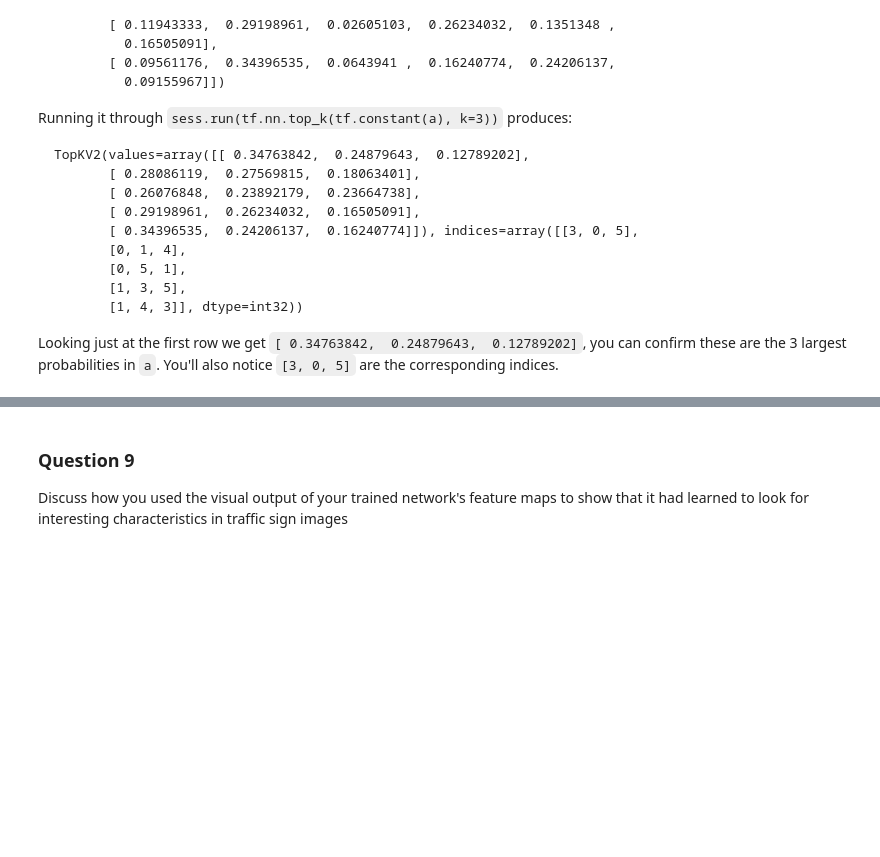
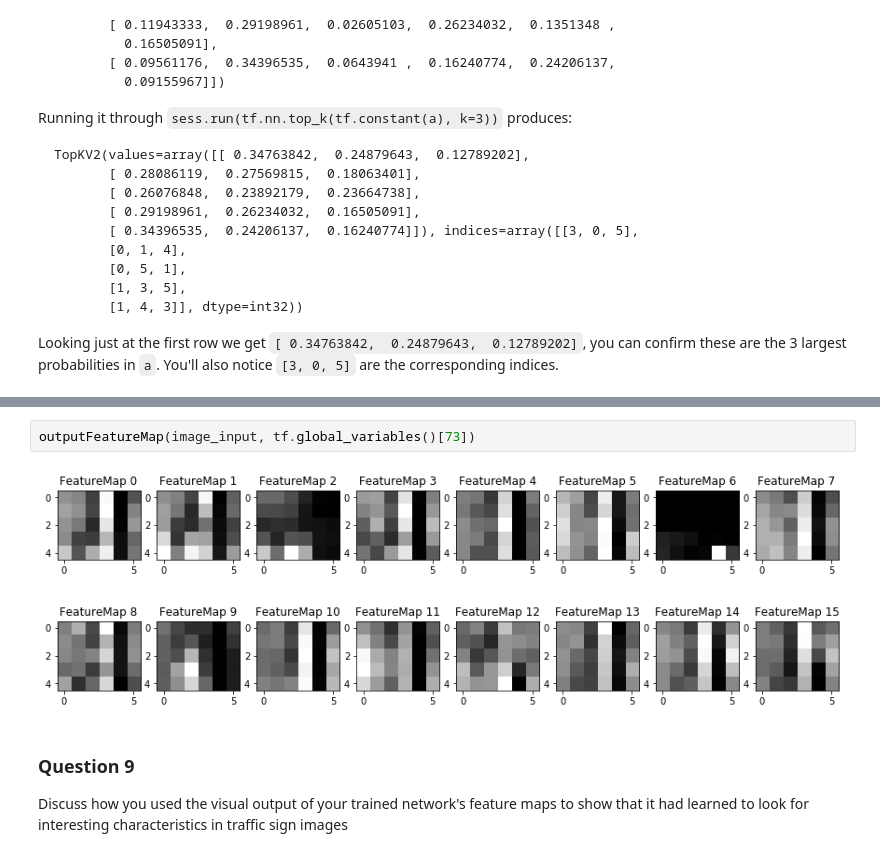
Before and after one commit to mwolfram/CarND-Traffic-Sign-Classifier-Project-mwolfram, a Jupyter notebook: Traffic_Sign_Classifier.ipynb, the cells around one changed output, grey strips where cells are left out. Cells and saved outputs as stored; diff of their text form; blank space fills up the shorter version.

```diff
--- a/Traffic_Sign_Classifier.ipynb
+++ b/Traffic_Sign_Classifier.ipynb
@@ -682,3 +705,7 @@ Printing all variable names...
+# %%
+outputFeatureMap(image_input, tf.global_variables()[73])
+# %% [output]
+[figure, added]
 # %% [markdown]
 ### Question 9
 
```
Also changed, not shown: parts of 5 cells of this notebook, 1 other file.
